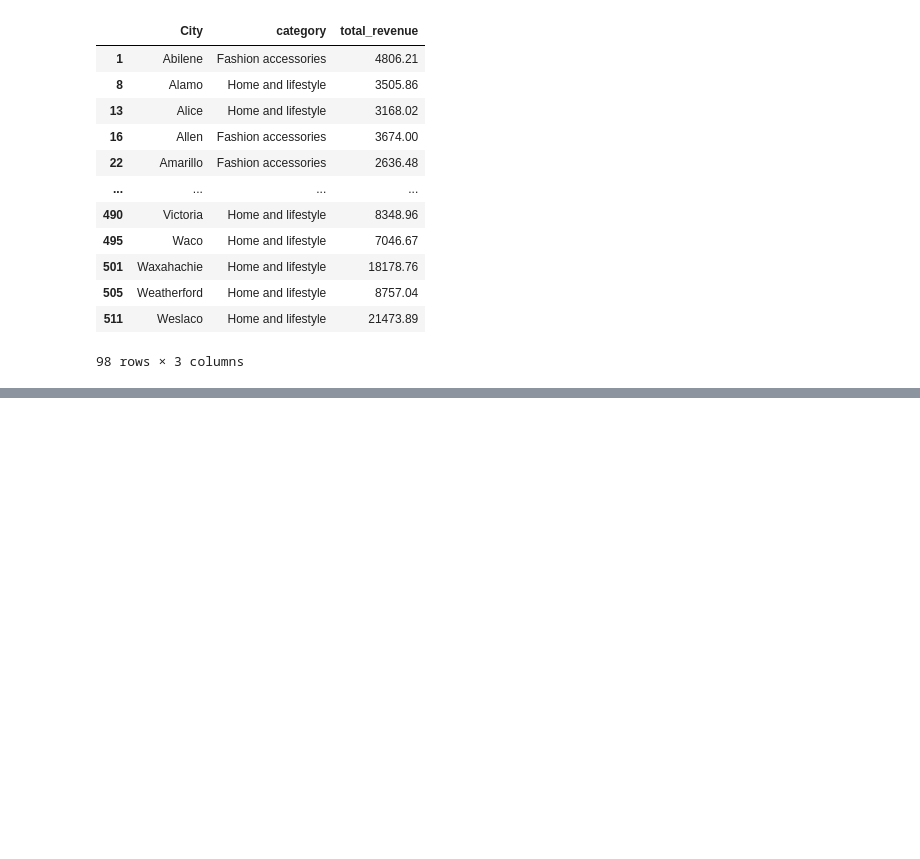
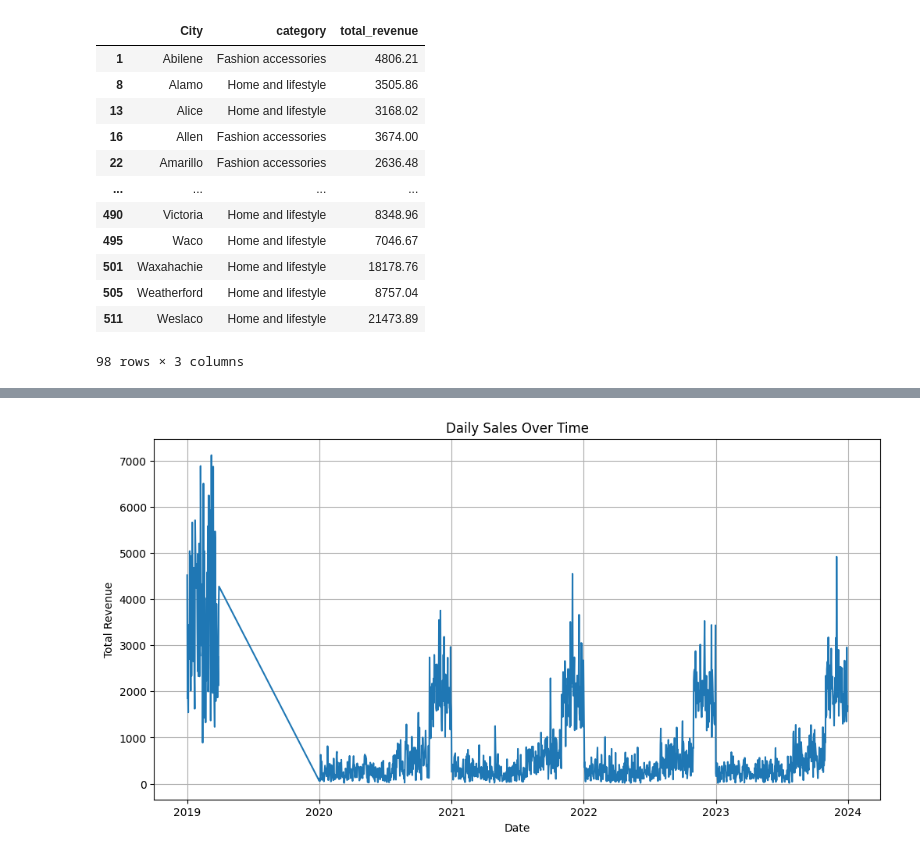
Before and after one commit to het0918/Walmart-Data-Analysis, a Jupyter notebook: main.ipynb, the cells around one changed output, grey strips where cells are left out. Cells and saved outputs as stored; diff of their text form; code cells hidden in the pictures; blank space fills up the shorter version.

Commit message:
Plot Sales trend over time

```diff
--- a/main.ipynb
+++ b/main.ipynb
@@ -227,0 +230,4 @@ pop_category_each_city
+# %%
+# Grouping sales by date
+daily_sales = df.groupby('date')['total_revenue'].sum()
+daily_sales.head()
@@ -227,0 +242,12 @@ pop_category_each_city
+# %%
+# Plot daily sales trend
+
+plt.figure(figsize=(12,6))
+plt.plot(daily_sales)
+plt.title('Daily Sales Over Time')
+plt.xlabel('Date')
+plt.ylabel('Total Revenue')
+plt.grid()
+plt.show()
+# %% [output]
+[figure, added]
```
Also changed, not shown: parts of 2 cells of this notebook.
